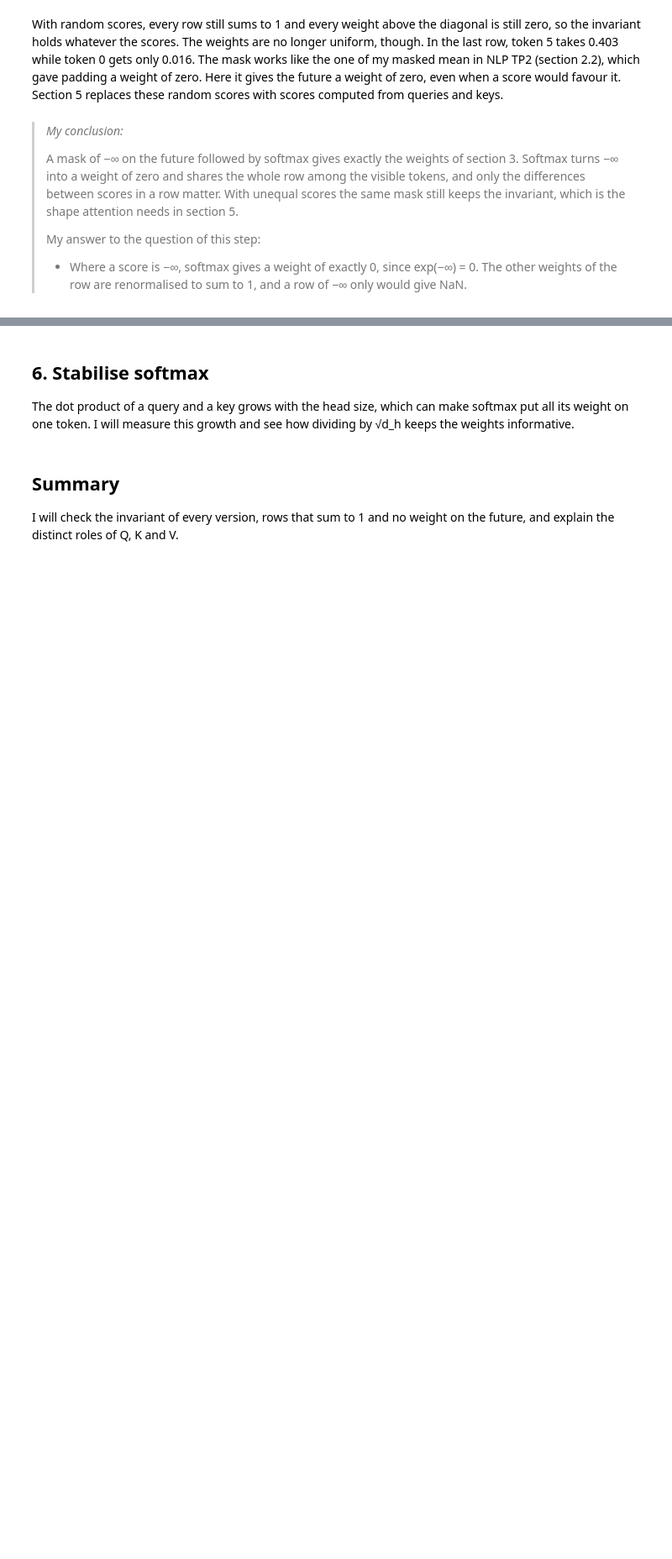
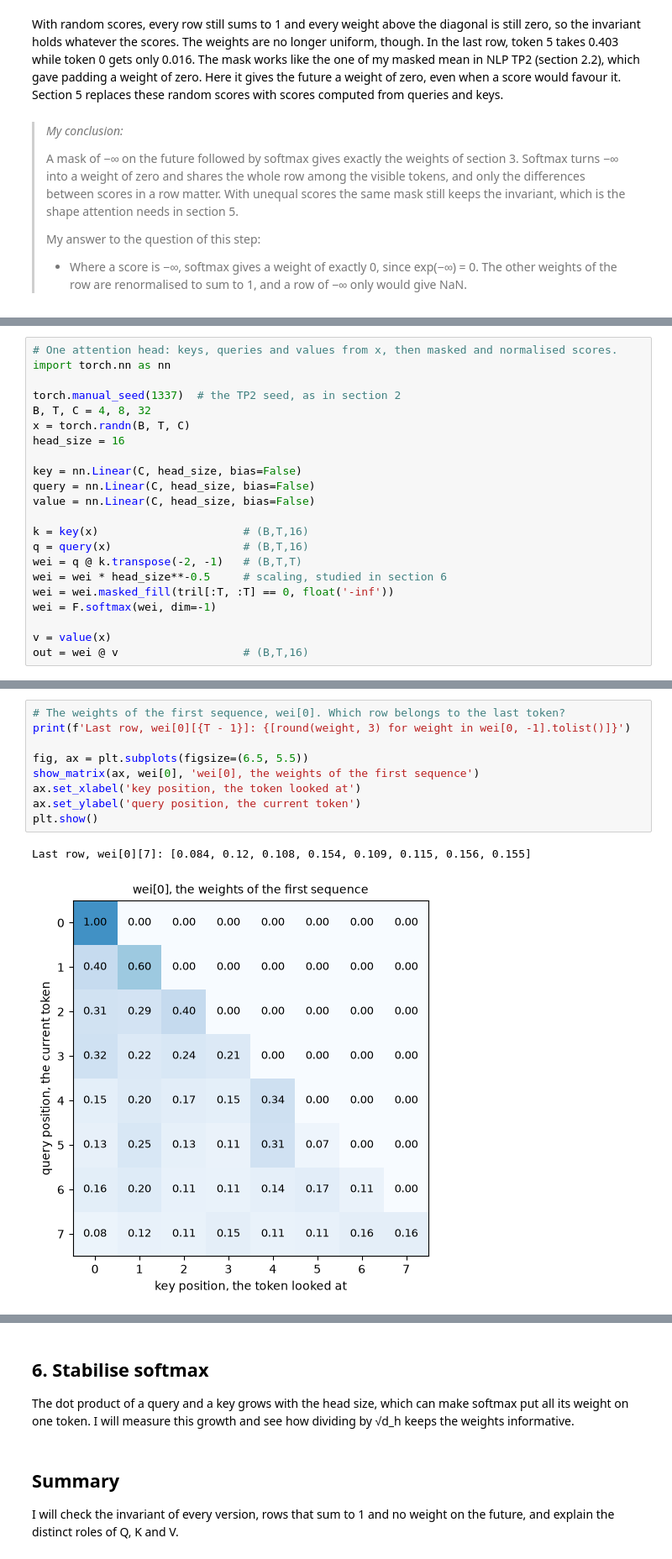
Before and after one commit to mcrayssac/ING3_IAA_GB_NLP, a Jupyter notebook: TP2_transformers.ipynb, the cells around one changed output, grey strips where cells are left out. Shown at 84% size. Drawn from its saved outputs; the diff is of its cells as text; blank space fills up the shorter version.

```diff
--- a/TP2_transformers.ipynb
+++ b/TP2_transformers.ipynb
@@ -598,0 +604,22 @@ Keys and queries will score how well each past token fits the current one, and t
+# %%
+# One attention head: keys, queries and values from x, then masked and normalised scores.
+import torch.nn as nn
+
+torch.manual_seed(1337)  # the TP2 seed, as in section 2
+B, T, C = 4, 8, 32
+x = torch.randn(B, T, C)
+head_size = 16
+
+key = nn.Linear(C, head_size, bias=False)
+query = nn.Linear(C, head_size, bias=False)
+value = nn.Linear(C, head_size, bias=False)
+
+k = key(x)                      # (B,T,16)
+q = query(x)                    # (B,T,16)
+wei = q @ k.transpose(-2, -1)   # (B,T,T)
+wei = wei * head_size**-0.5     # scaling, studied in section 6
+wei = wei.masked_fill(tril[:T, :T] == 0, float('-inf'))
+wei = F.softmax(wei, dim=-1)
+
+v = value(x)
+out = wei @ v                   # (B,T,16)
@@ -598,0 +650,12 @@ Keys and queries will score how well each past token fits the current one, and t
+# %%
+# The weights of the first sequence, wei[0]. Which row belongs to the last token?
+print(f'Last row, wei[0][{T - 1}]: {[round(weight, 3) for weight in wei[0, -1].tolist()]}')
+
+fig, ax = plt.subplots(figsize=(6.5, 5.5))
+show_matrix(ax, wei[0], 'wei[0], the weights of the first sequence')
+ax.set_xlabel('key position, the token looked at')
+ax.set_ylabel('query position, the current token')
+plt.show()
+# %% [output]
+Last row, wei[0][7]: [0.084, 0.12, 0.108, 0.154, 0.109, 0.115, 0.156, 0.155]
+[figure, added]
```
Also changed, not shown: parts of 14 cells of this notebook, 4 other files.
